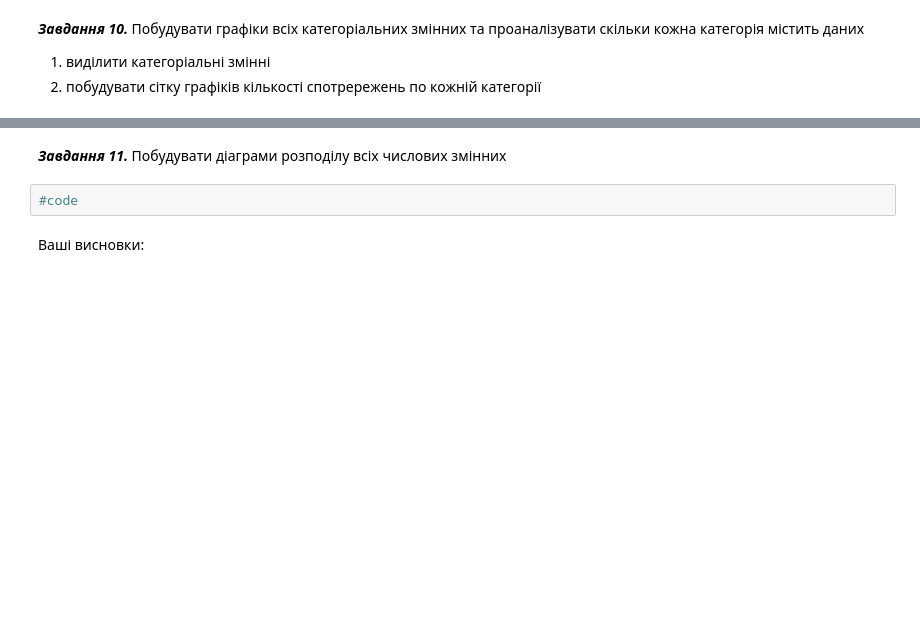
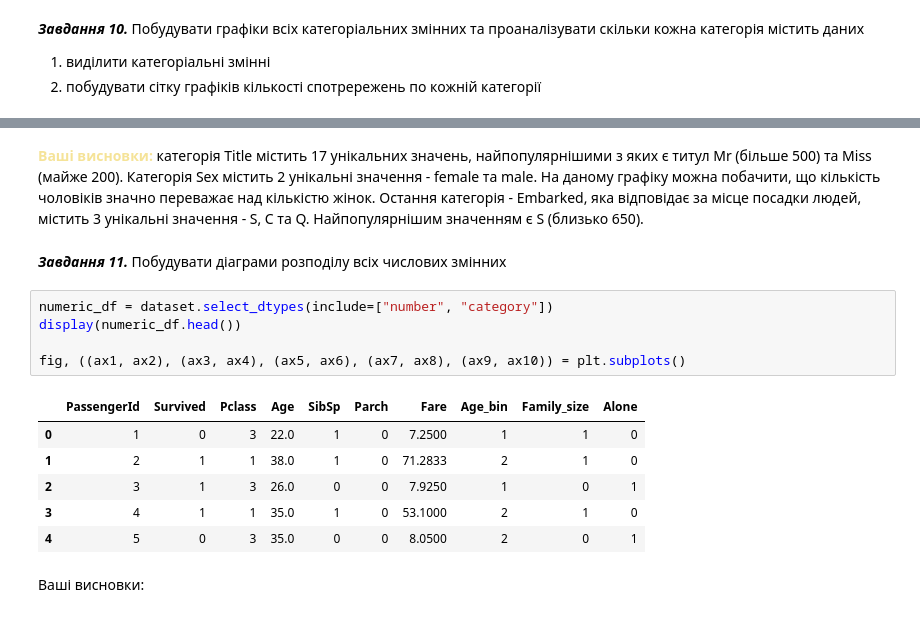
Before and after one commit to HumnytskaLiza/ai-labs, a Jupyter notebook: task3/Task3_basic_ai_liza_humnytska.ipynb, the cells around one changed output, grey strips where cells are left out. Saved outputs shown, nothing was run; the diff lists cells and outputs as text; blank space fills up the shorter version.

```diff
--- a/task3/Task3_basic_ai_liza_humnytska.ipynb
+++ b/task3/Task3_basic_ai_liza_humnytska.ipynb
@@ -281,7 +314,19 @@ display(num_df)
+# %% [markdown]
+<font color='#F5E398'><b>Ваші висновки:</b></font> категорія Title містить 17 унікальних значень, найпопулярнішими з яких є титул Mr (більше 500) та Miss (майже 200). Категорія Sex містить 2 унікальні значення - female та male. На даному графіку можна побачити, що кількість чоловіків значно переважає над кількістю жінок. Остання категорія - Embarked, яка відповідає за місце посадки людей, містить 3 унікальні значення - S, C та Q. Найпопулярнішим значенням є S (близько 650).
 # %% [markdown]
 ***Завдання 11.*** Побудувати діаграми розподілу всіх числових змінних
-# %%
-#code
+# %%
+numeric_df = dataset.select_dtypes(include=["number", "category"])
+display(numeric_df.head())
+
+fig, ((ax1, ax2), (ax3, ax4), (ax5, ax6), (ax7, ax8), (ax9, ax10)) = plt.subplots()
+# %% [output]
+|  | PassengerId | Survived | Pclass | Age | SibSp | Parch | Fare | Age_bin | Family_size | Alone |
+| 0 | 1 | 0 | 3 | 22.0 | 1 | 0 | 7.2500 | 1 | 1 | 0 |
+| 1 | 2 | 1 | 1 | 38.0 | 1 | 0 | 71.2833 | 2 | 1 | 0 |
+| 2 | 3 | 1 | 3 | 26.0 | 0 | 0 | 7.9250 | 1 | 0 | 1 |
+| 3 | 4 | 1 | 1 | 35.0 | 1 | 0 | 53.1000 | 2 | 1 | 0 |
+| 4 | 5 | 0 | 3 | 35.0 | 0 | 0 | 8.0500 | 2 | 0 | 1 |
 # %% [markdown]
 Ваші висновки:
 # %% [markdown]
```
Also changed, not shown: parts of 6 cells of this notebook.
